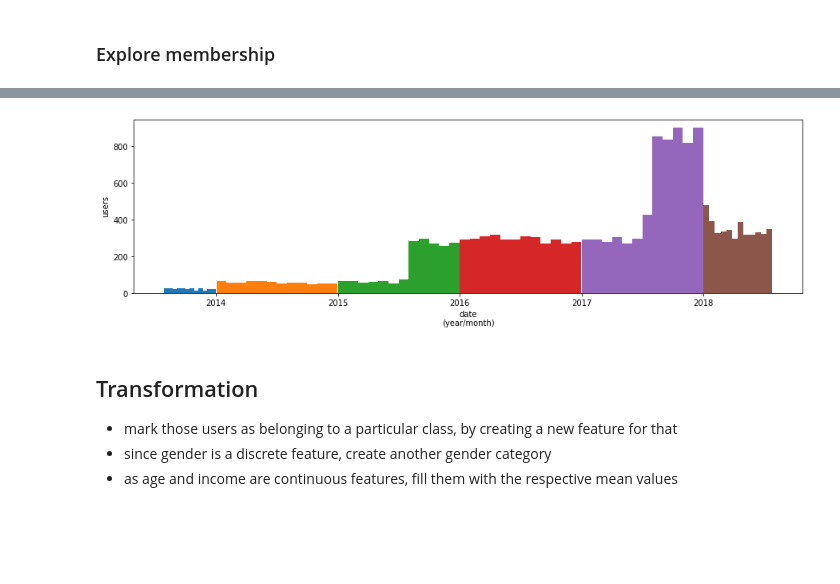
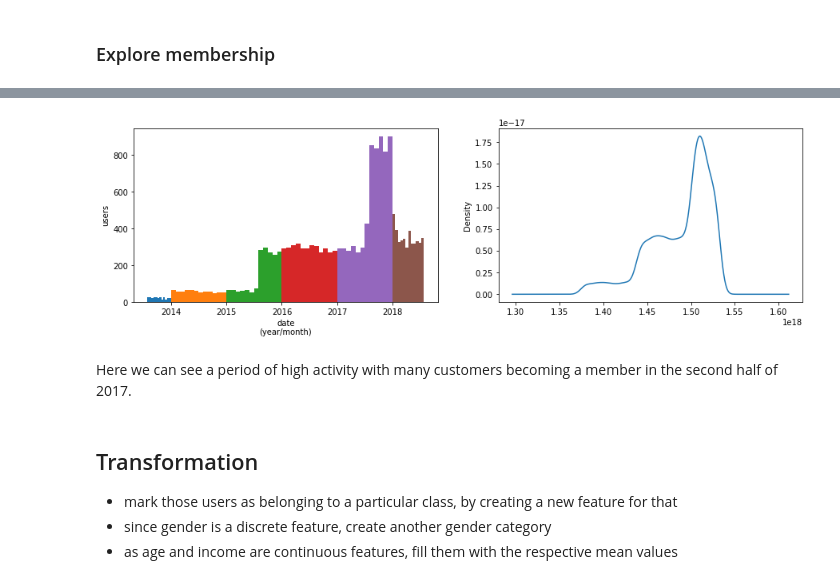
Before and after one commit to silviomori/udacity-machine-learning-capstone-starbucks, a Jupyter notebook: FeatureEngineering.ipynb, the cells around one changed output, grey strips where cells are left out. Cells and saved outputs as stored; diff of their text form; code cells hidden in the pictures; blank space fills up the shorter version.

Commit message:
feat: Conclude the analysis of membership

```diff
--- a/FeatureEngineering.ipynb
+++ b/FeatureEngineering.ipynb
@@ -464,39 +464,44 @@ member_desc_integers_pdstyle = \
     .set_caption('Membership description') \
     .set_table_attributes('style="display:inline;' \
                           'vertical-align:top"')
 
 ## Convert data to datetime format
 membership_df = pd.to_datetime(membership_df, format='%Y%m%d')
 
 # Generate registers' description
 member_desc_datetime_pdstyle = \
     pd.DataFrame(membership_df.describe()).style \
     .set_caption('Membership description') \
     .set_table_attributes('style="display:inline;' \
                           'vertical-align:top"')
 
 ## Generate histograms
 bins = 12
-fig2, ax = plt.subplots(nrows=1, ncols=1, figsize=(15, 4))
+fig2, axs = plt.subplots(nrows=1, ncols=2, figsize=(15, 4))
 
 membership_df.groupby(membership_df.dt.year) \
-    .hist(bins=bins, ax=ax)
-ax.set_ylabel('users')
-ax.set_xlabel('date\n(year/month)')
-ax.grid(False)
+    .hist(bins=bins, ax=axs[0])
+axs[0].set_ylabel('users')
+axs[0].set_xlabel('date\n(year/month)')
+axs[0].grid(False)
+
+membership_df.astype(np.long).plot.density(ax=axs[1])
+
 
 ## Display the information generated above
 display_html('<center>' \
               + member_desc_integers_pdstyle._repr_html_() \
               + ' '
               + member_desc_datetime_pdstyle._repr_html_() \
               + convert_fig_to_html(fig1) \
               + '</center>',
              raw=True)
 plt.show()
 # %% [output]
 [interactive output not drawn]
-[figure, old version]
+[figure, new version]
+# %% [markdown]
+Here we can see a period of high activity with many customers becoming a member in the second half of 2017.
 # %% [markdown]
 ## Transformation
 * mark those users as belonging to a particular class, by creating a new feature for that
```
Also changed, not shown: parts of 2 cells of this notebook.
